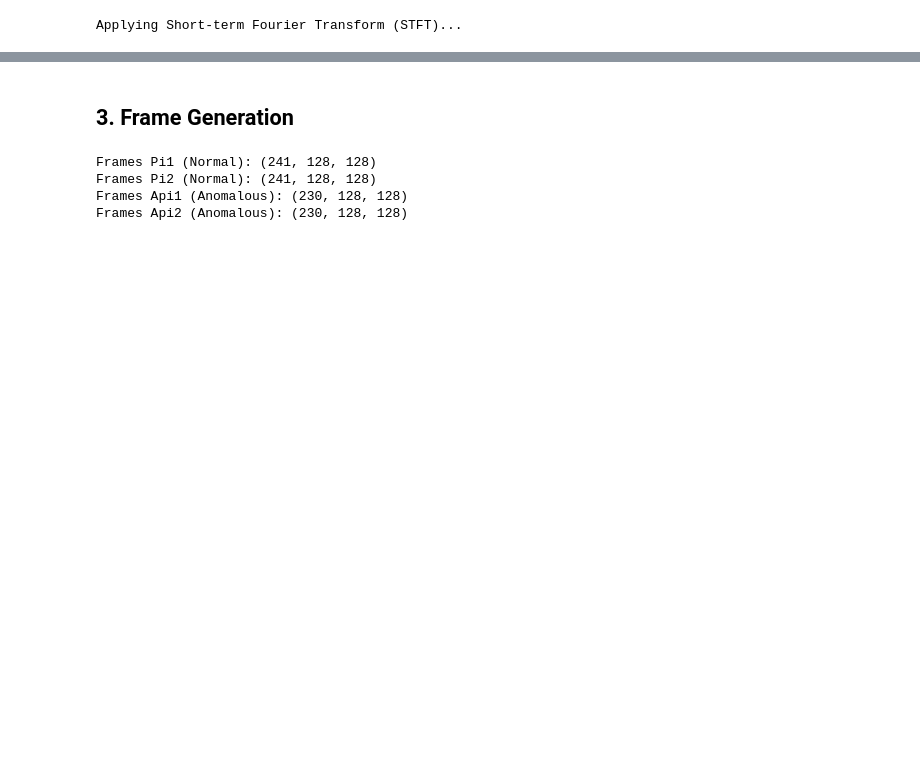
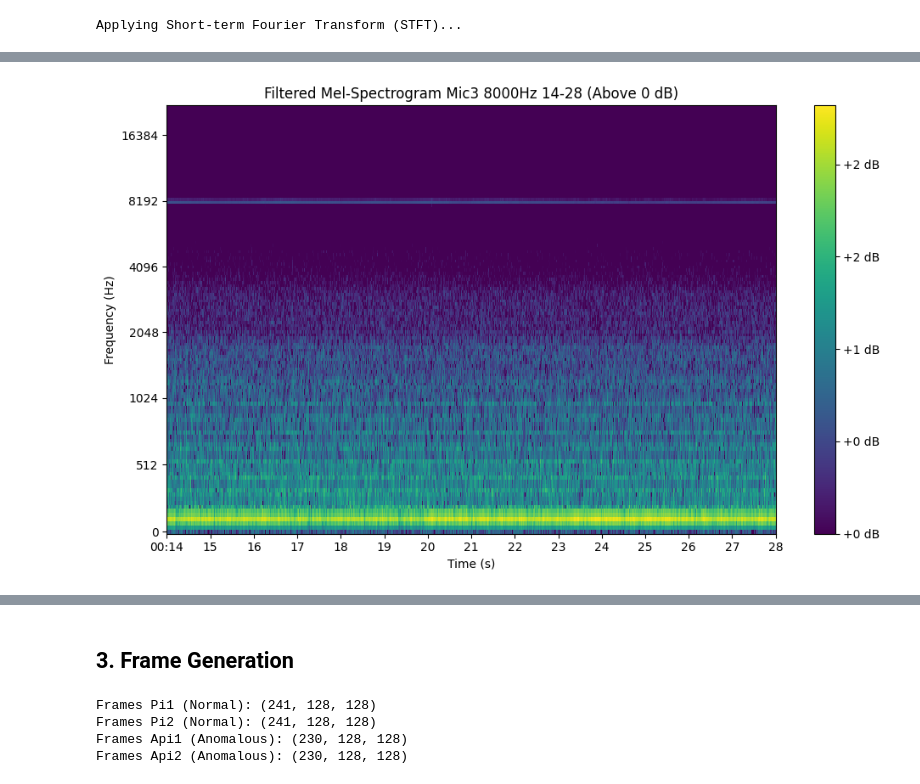
Before and after one commit to frodo-hu/Acoustic-Anomaly-Detection, a Jupyter notebook: Preprocessing/Preprocessing.ipynb, the cells around one changed output, grey strips where cells are left out. Cells and saved outputs as stored; diff of their text form; code cells hidden in the pictures; blank space fills up the shorter version.

```diff
--- a/Preprocessing/Preprocessing.ipynb
+++ b/Preprocessing/Preprocessing.ipynb
@@ -233,3 +225,27 @@ plt.show()
+# %%
+# Filter to display only sounds above +0 dB
+fig, ax = plt.subplots(figsize=(10, 6))
+
+# Adjust the minimum dB level displayed by the color map
+img2 = librosa.display.specshow(mel_db_pi1, sr=sr1, x_axis='time', y_axis='mel', cmap='viridis', ax=ax, vmin=0)
+
+# Set title, labels, and x-axis limits
+ax.set(title='Filtered Mel-Spectrogram Mic3 8000Hz 14-28 (Above 0 dB)', xlabel='Time (s)', ylabel='Frequency (Hz)')
+ax.set_xlim([14, 28])
+
+# Apply the custom x-axis formatter
+ax.xaxis.set_major_locator(ticker.MultipleLocator(1))
+ax.xaxis.set_major_formatter(ticker.FuncFormatter(format_time))
+
+# Set color bar for dB scale
+fig.colorbar(img2, ax=ax, format='%+2.0f dB')
+
+# Adjust layout and show the plot
+plt.tight_layout()
+plt.savefig('../Data/mel/mel_spectrogram_mic3_ex_4_8000_filtered.png')
+plt.show()
+# %% [output]
+[figure, added]
 # %%
 # Create a figure for the subplots
 fig, axs = plt.subplots(2, 2, figsize=(15, 10))
```
Also changed, not shown: parts of 5 cells of this notebook, 9 other files.
